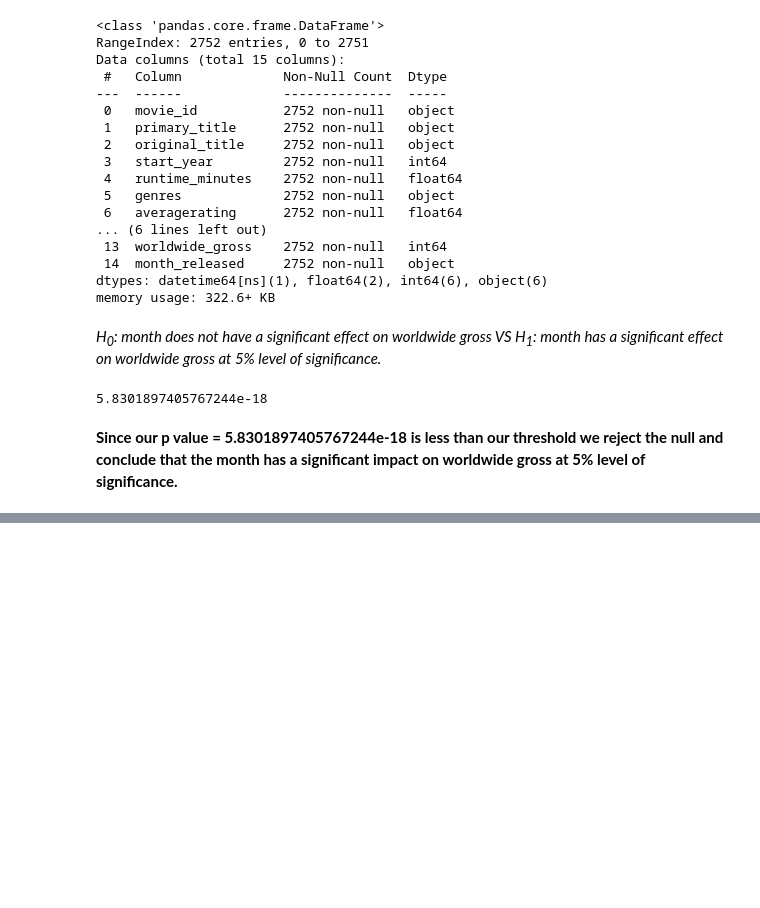
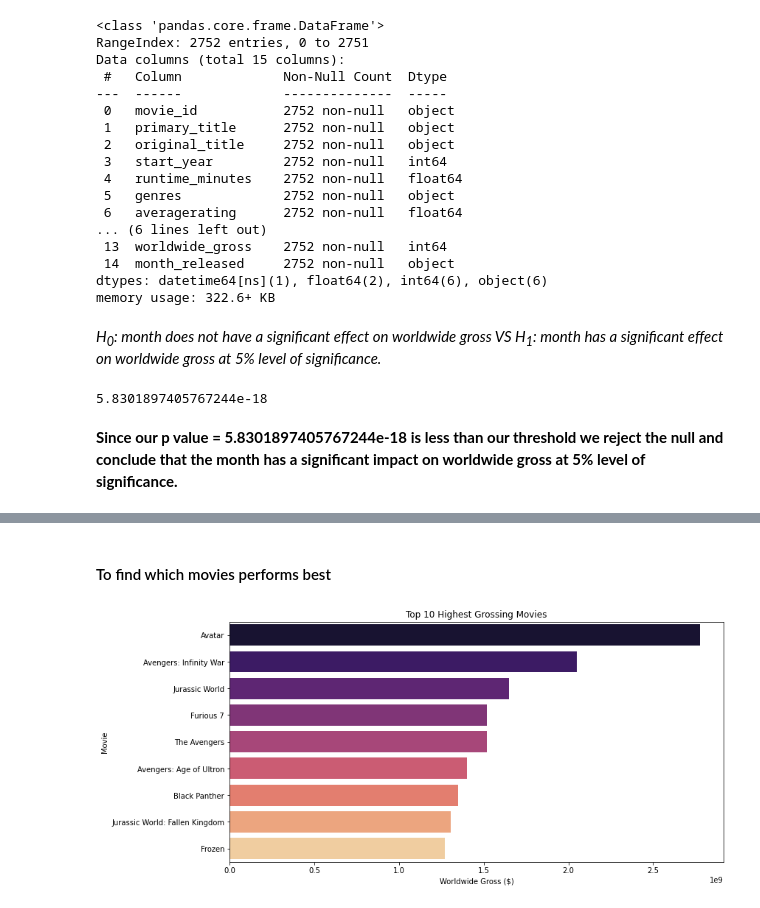
Before and after one commit to Graham-49/Phase2-project, a Jupyter notebook: index.ipynb, the cells around one changed output, grey strips where cells are left out. Cells and saved outputs as stored; diff of their text form; code cells hidden in the pictures; blank space fills up the shorter version.

Commit message:
Added more visuals

```diff
--- a/index.ipynb
+++ b/index.ipynb
@@ -316,0 +369,13 @@ p
+# %% [markdown]
+#### To find which movies performs best
+# %%
+movie_details_and_revenue = movie_details_and_revenue.sort_values('worldwide_gross', ascending=False).head(10)
+
+plt.figure(figsize=(12,6))
+sns.barplot(x='worldwide_gross', y='movie', data=movie_details_and_revenue, palette="magma")
+plt.title('Top 10 Highest Grossing Movies')
+plt.xlabel('Worldwide Gross ($)')
+plt.ylabel('Movie')
+plt.show()
+# %% [output]
+[figure, added]
```
Also changed, not shown: parts of 6 cells of this notebook, 1 other file.
